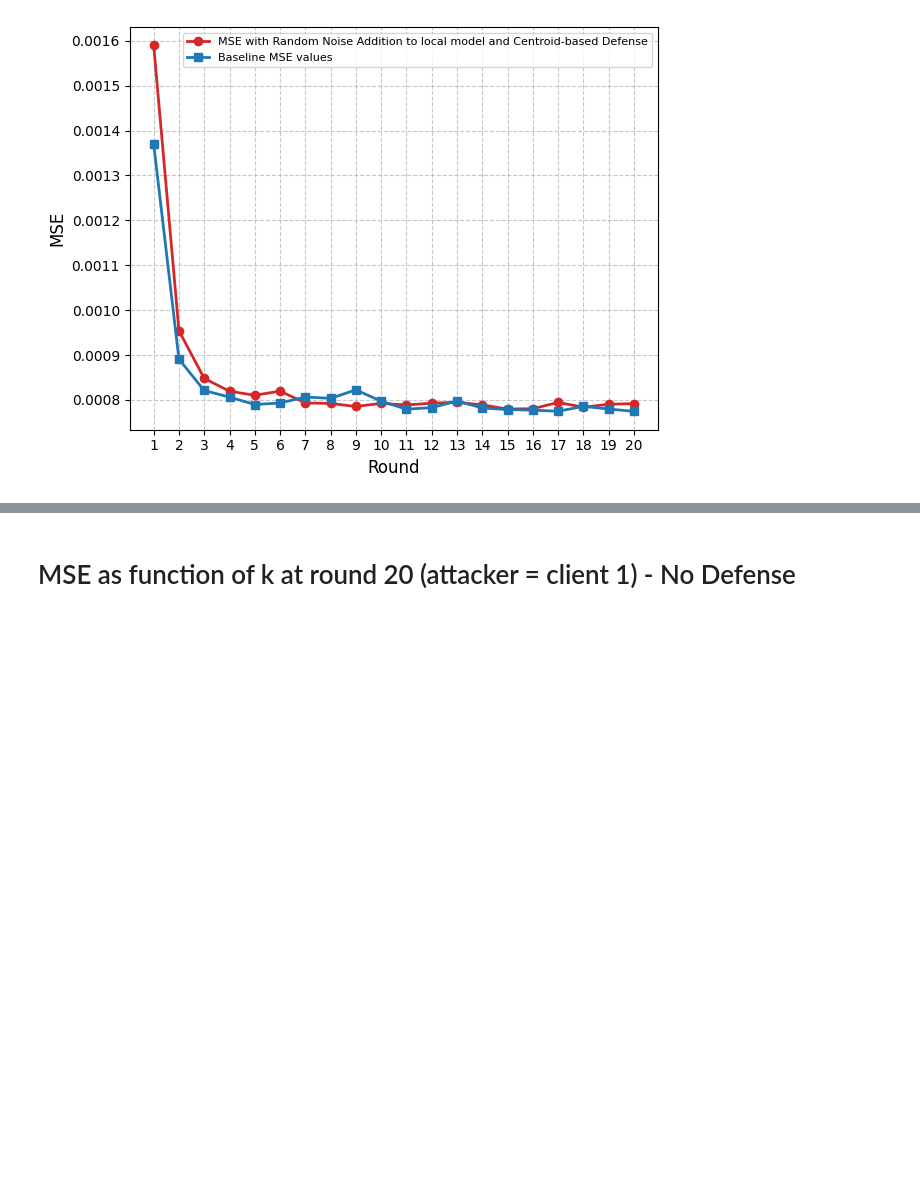
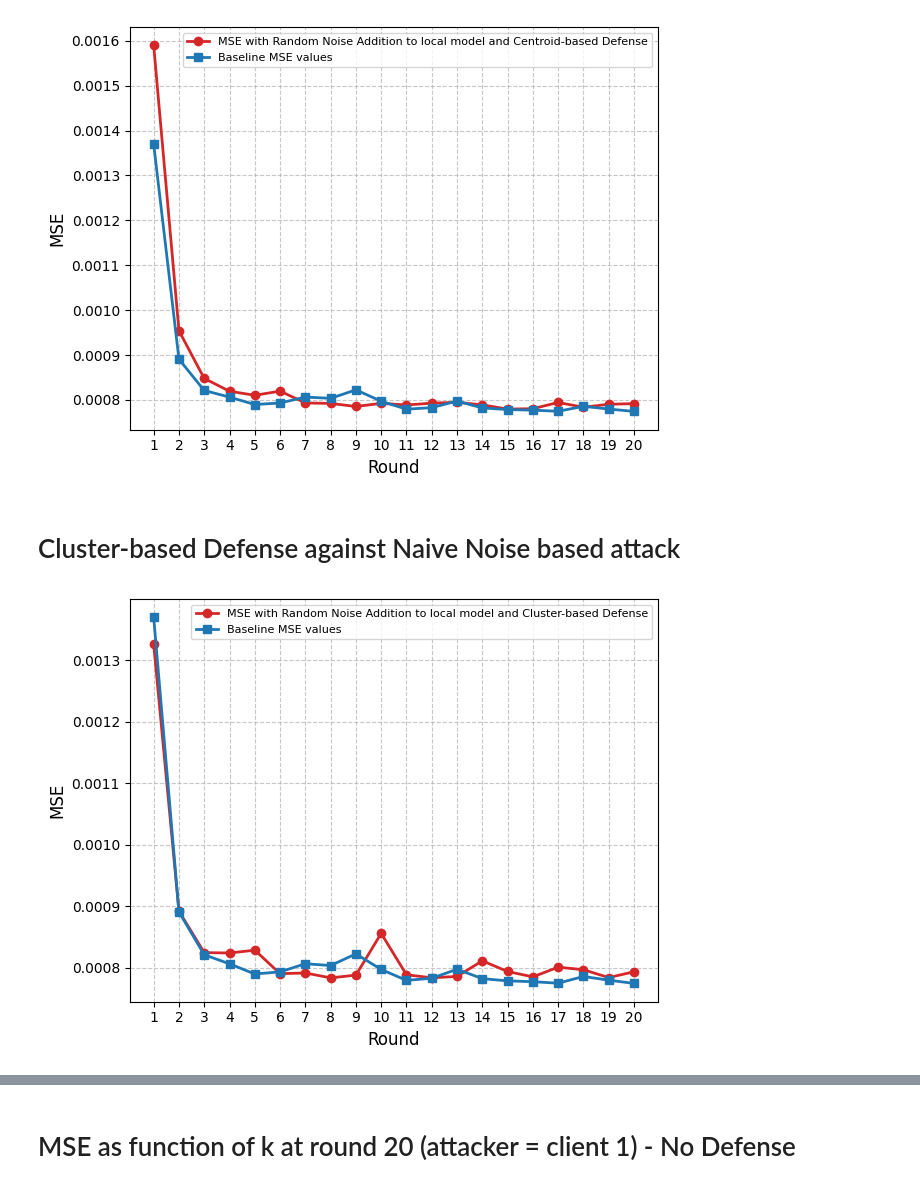
Before and after one commit to LombardiGiacomo/master-thesis-fl-poisoning-simulated-annealing, a Jupyter notebook: graphs.ipynb, the cells around one changed output, grey strips where cells are left out. Drawn from its saved outputs; the diff is of its cells as text; code cells hidden in the pictures; blank space fills up the shorter version.

```diff
--- a/graphs.ipynb
+++ b/graphs.ipynb
@@ -435,3 +490,45 @@ plt.savefig("./GraphsImages/MSE_comparison_Baseline&NaiveNoiseInjectionWithCentr
 plt.show()
 # %% [output]
 [figure]
+# %% [markdown]
+# Cluster-based Defense against Naive Noise based attack
+# %%
+import matplotlib.pyplot as plt
+import numpy as np
+
+rounds = np.arange(1,21)
+
+mse_values_noAttack = [0.001370105058631681, 0.000890812990860611, 0.000821137497785103, 0.0008063640346719134, 0.0007898362585679854, 0.0007932692792776566,
+              0.0008064795841273278, 0.000803614018765738, 0.0008225315287064925, 0.0007971710859529372, 0.0007794800321526683,
+              0.0007828803893108047, 0.0007975449848923036, 0.0007822476201485726, 0.0007786516663345652, 0.0007772868253790727,
+              0.0007748275132870497, 0.0007857980692038699, 0.0007797923370196928, 0.0007744915551444115]
+
+mse_naivenoisebased_with_cluster_defense = [0.0013264, 0.00089205, 0.00082461, 0.00082398, 0.00082857, 0.00079038, 0.00079146, 0.00078353, 0.00078798, 0.00085593,
+                                            0.00078852, 0.00078371, 0.00078580, 0.00081129, 0.00079388, 0.00078516, 0.00080091, 0.00079682, 0.00078401, 0.00079341]
+
+# 2. Disegna la prima linea
+plt.plot(rounds, mse_naivenoisebased_with_cluster_defense, marker='o', color='#d62728',
+         linewidth=2, label='MSE with Random Noise Addition to local model and Cluster-based Defense')
+
+# 3. Disegna la seconda linea (Distance-based)
+plt.plot(rounds, mse_values_noAttack, marker='s', color='#1f77b4',
+         linewidth=2, label='Baseline MSE values')
+
+# 4. Etichette e Titolo
+plt.xlabel("Round", fontsize=12)
+plt.ylabel("MSE", fontsize=12)
+plt.title("", fontsize=14)
+
+# 5. Formattazione
+plt.xticks(range(1, 21))
+plt.grid(True, linestyle='--', alpha=0.7) # griglia tratteggiata
+
+# 6. Mostra la legenda
+plt.legend(fontsize=8)
+
+# 7. Salva e mostra a schermo
+plt.tight_layout()
+plt.savefig("./GraphsImages/MSE_comparison_Baseline&NaiveNoiseInjectionWithClusterDefense.png", dpi=300)
+plt.show()
+# %% [output]
+[figure, added]
```
Also changed, not shown: parts of 9 cells of this notebook, 6 other files.
